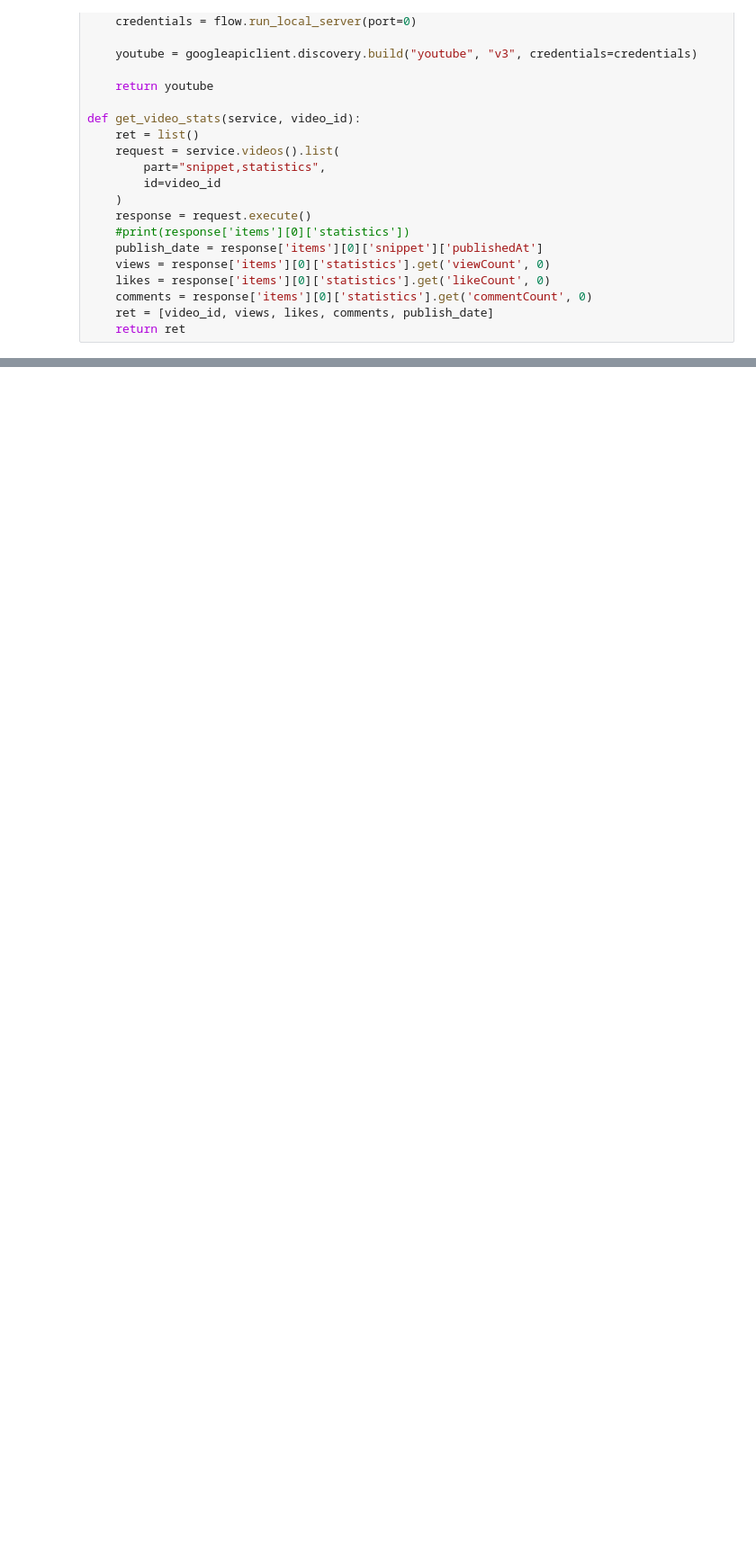
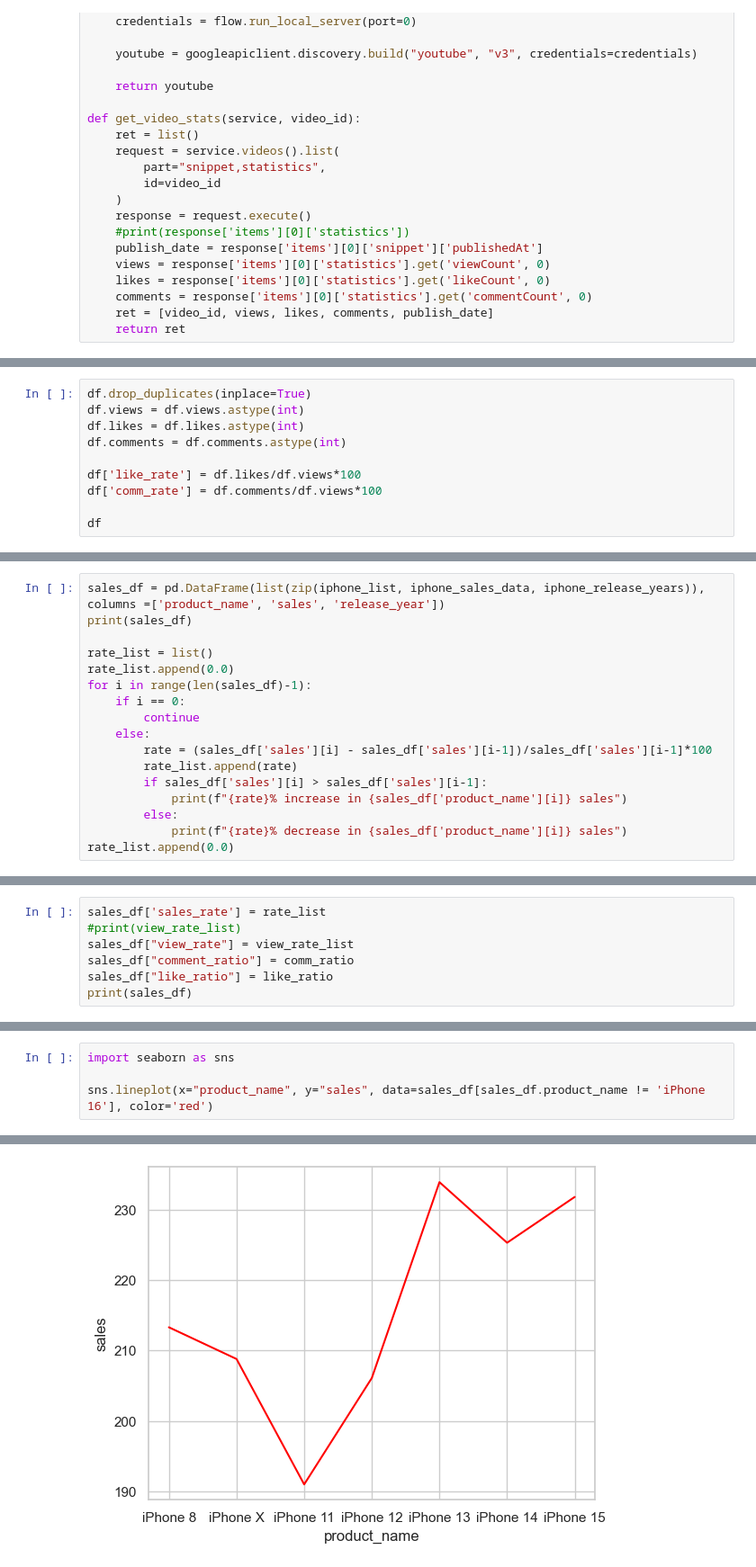
Before and after one commit to eduardoparracho/ReviewerReview, a Jupyter notebook: main.ipynb, the cells around one changed output, grey strips where cells are left out. Shown: that part at 90% size. Saved outputs shown, nothing was run; the diff lists cells and outputs as text; blank space fills up the shorter version.

```diff
--- a/main.ipynb
+++ b/main.ipynb
@@ -82,0 +169,10 @@ df.comments = df.comments.astype(int)
+# %%
+df.drop_duplicates(inplace=True)
+df.views = df.views.astype(int)
+df.likes = df.likes.astype(int)
+df.comments = df.comments.astype(int)
+
+df['like_rate'] = df.likes/df.views*100
+df['comm_rate'] = df.comments/df.views*100
+
+df
@@ -82,0 +258,17 @@ df.comments = df.comments.astype(int)
+# %%
+sales_df = pd.DataFrame(list(zip(iphone_list, iphone_sales_data, iphone_release_years)), columns =['product_name', 'sales', 'release_year'])
+print(sales_df)
+
+rate_list = list()
+rate_list.append(0.0)
+for i in range(len(sales_df)-1):
+    if i == 0:
+        continue
+    else:
+        rate = (sales_df['sales'][i] - sales_df['sales'][i-1])/sales_df['sales'][i-1]*100
+        rate_list.append(rate)
+        if sales_df['sales'][i] > sales_df['sales'][i-1]:
+            print(f"{rate}% increase in {sales_df['product_name'][i]} sales")
+        else:
+            print(f"{rate}% decrease in {sales_df['product_name'][i]} sales")
+rate_list.append(0.0)
@@ -82,0 +291,7 @@ df.comments = df.comments.astype(int)
+# %%
+sales_df['sales_rate'] = rate_list
+#print(view_rate_list)
+sales_df["view_rate"] = view_rate_list
+sales_df["comment_ratio"] = comm_ratio
+sales_df["like_ratio"] = like_ratio
+print(sales_df)
@@ -82,0 +318,5 @@ df.comments = df.comments.astype(int)
+# %%
+import seaborn as sns
+
+sns.lineplot(x="product_name", y="sales", data=sales_df[sales_df.product_name != 'iPhone 16'], color='red')
+# %% [output]
@@ -82,0 +324 @@ df.comments = df.comments.astype(int)
+[figure, added]
```
Also changed, not shown: parts of 23 cells of this notebook, 1 other file.
